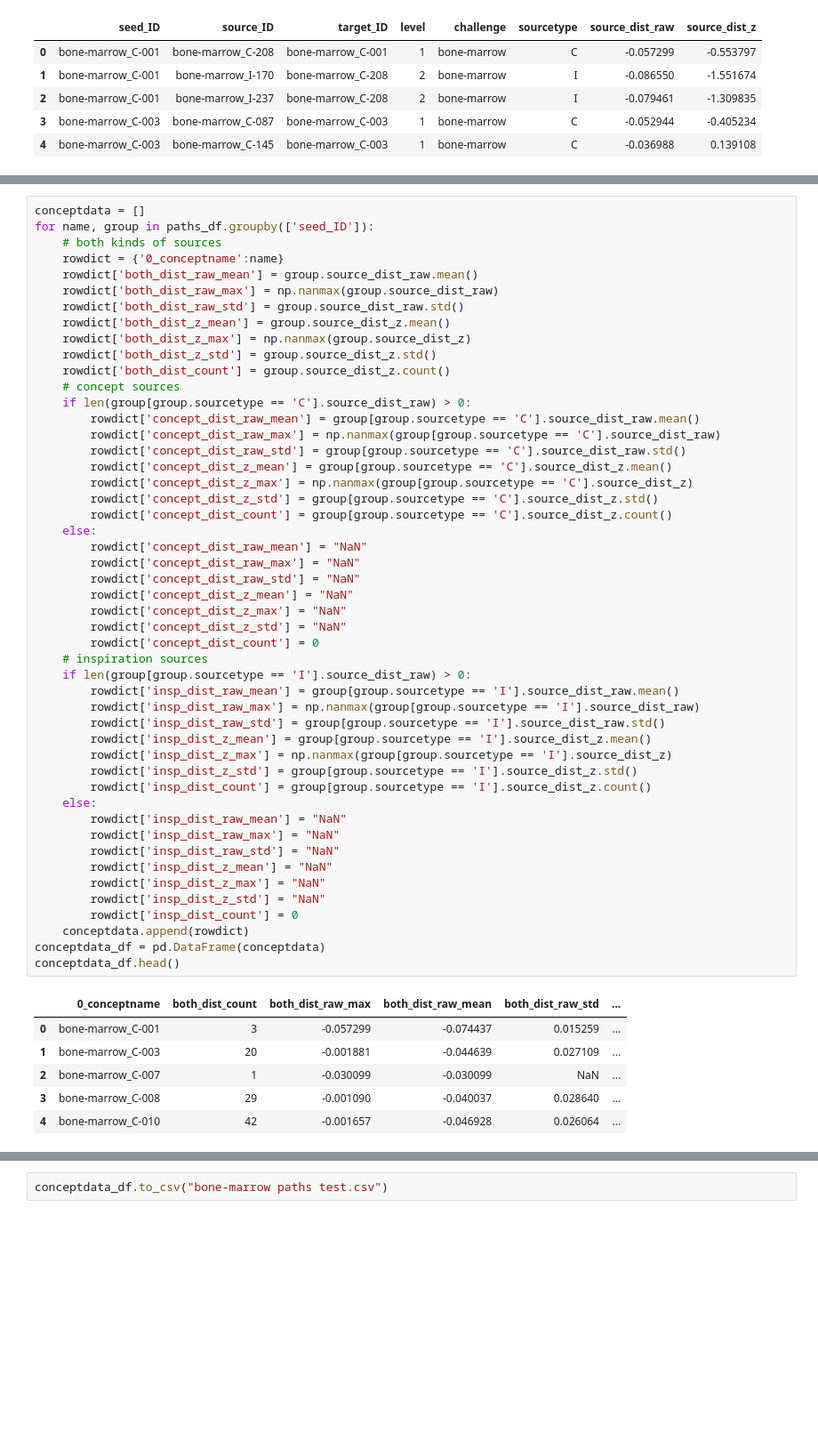
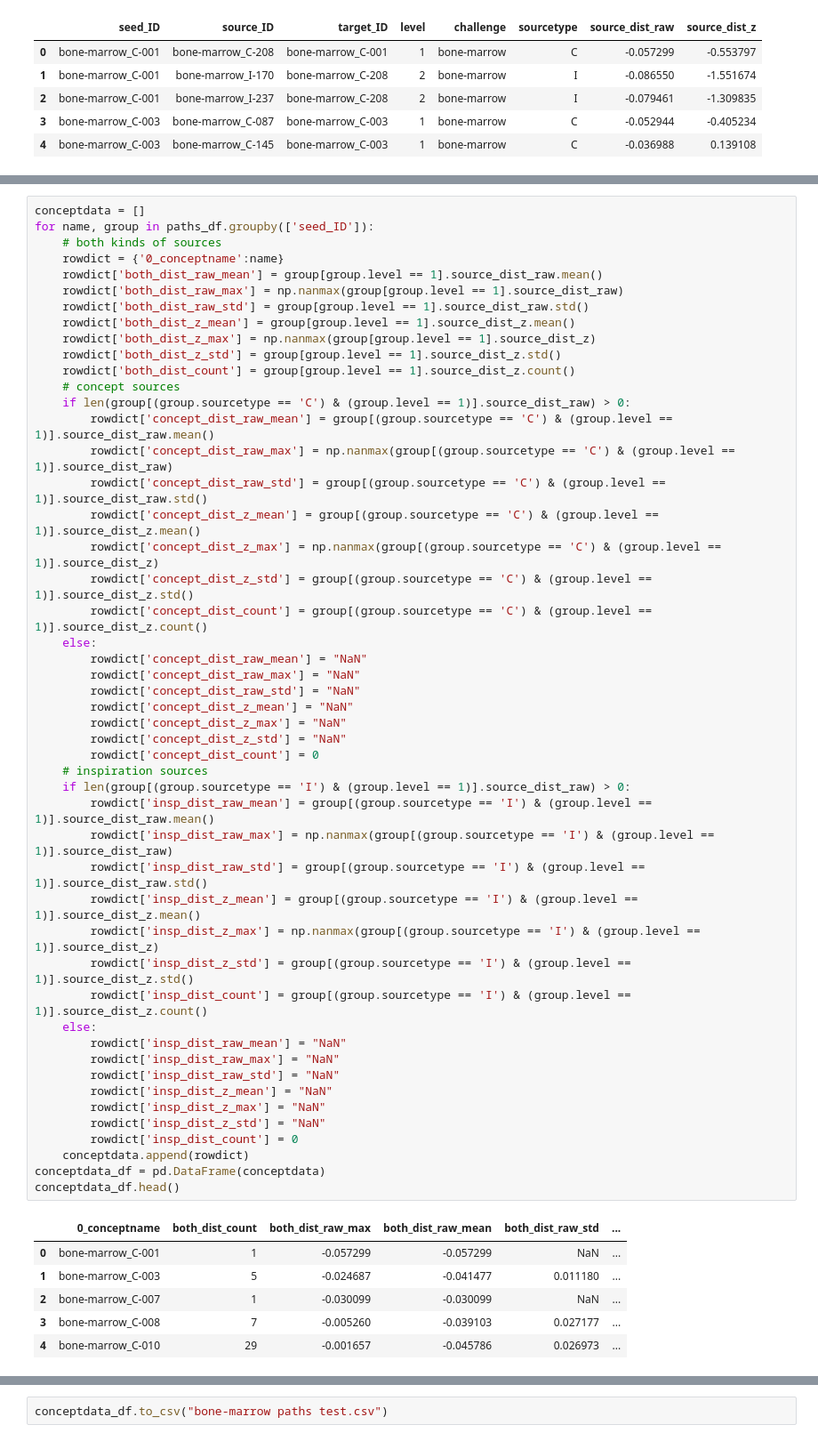
Before and after one commit to joelchan/openideo-data-processing-pipeline, a Jupyter notebook: ipython-notebooks/compute_and_explore_cb-anchored-distances.ipynb, the cells around one changed output, grey strips where cells are left out. Shown at 89% size. Cells and saved outputs as stored; diff of their text form; blank space fills up the shorter version.

Commit message:
fixed bug - now grabs only immediate sources
matches up with hand-computed measures. we're good to go!

```diff
--- a/ipython-notebooks/compute_and_explore_cb-anchored-distances.ipynb
+++ b/ipython-notebooks/compute_and_explore_cb-anchored-distances.ipynb
@@ -321,59 +312,59 @@ Now get all the concept-level measures. This is incomplete at the moment, need t
 # %%
 conceptdata = []
 for name, group in paths_df.groupby(['seed_ID']):
     # both kinds of sources
     rowdict = {'0_conceptname':name}
-    rowdict['both_dist_raw_mean'] = group.source_dist_raw.mean()
-    rowdict['both_dist_raw_max'] = np.nanmax(group.source_dist_raw)
-    rowdict['both_dist_raw_std'] = group.source_dist_raw.std()
-    rowdict['both_dist_z_mean'] = group.source_dist_z.mean()
-    rowdict['both_dist_z_max'] = np.nanmax(group.source_dist_z)
-    rowdict['both_dist_z_std'] = group.source_dist_z.std()
-    rowdict['both_dist_count'] = group.source_dist_z.count()
+    rowdict['both_dist_raw_mean'] = group[group.level == 1].source_dist_raw.mean()
+    rowdict['both_dist_raw_max'] = np.nanmax(group[group.level == 1].source_dist_raw)
+    rowdict['both_dist_raw_std'] = group[group.level == 1].source_dist_raw.std()
+    rowdict['both_dist_z_mean'] = group[group.level == 1].source_dist_z.mean()
+    rowdict['both_dist_z_max'] = np.nanmax(group[group.level == 1].source_dist_z)
+    rowdict['both_dist_z_std'] = group[group.level == 1].source_dist_z.std()
+    rowdict['both_dist_count'] = group[group.level == 1].source_dist_z.count()
     # concept sources
-    if len(group[group.sourcetype == 'C'].source_dist_raw) > 0:
-        rowdict['concept_dist_raw_mean'] = group[group.sourcetype == 'C'].source_dist_raw.mean()
-        rowdict['concept_dist_raw_max'] = np.nanmax(group[group.sourcetype == 'C'].source_dist_raw)
-        rowdict['concept_dist_raw_std'] = group[group.sourcetype == 'C'].source_dist_raw.std()
-        rowdict['concept_dist_z_mean'] = group[group.sourcetype == 'C'].source_dist_z.mean()
-        rowdict['concept_dist_z_max'] = np.nanmax(group[group.sourcetype == 'C'].source_dist_z)
-        rowdict['concept_dist_z_std'] = group[group.sourcetype == 'C'].source_dist_z.std()
-        rowdict['concept_dist_count'] = group[group.sourcetype == 'C'].source_dist_z.count()
+    if len(group[(group.sourcetype == 'C') & (group.level == 1)].source_dist_raw) > 0:
+        rowdict['concept_dist_raw_mean'] = group[(group.sourcetype == 'C') & (group.level == 1)].source_dist_raw.mean()
+        rowdict['concept_dist_raw_max'] = np.nanmax(group[(group.sourcetype == 'C') & (group.level == 1)].source_dist_raw)
+        rowdict['concept_dist_raw_std'] = group[(group.sourcetype == 'C') & (group.level == 1)].source_dist_raw.std()
+        rowdict['concept_dist_z_mean'] = group[(group.sourcetype == 'C') & (group.level == 1)].source_dist_z.mean()
+        rowdict['concept_dist_z_max'] = np.nanmax(group[(group.sourcetype == 'C') & (group.level == 1)].source_dist_z)
+        rowdict['concept_dist_z_std'] = group[(group.sourcetype == 'C') & (group.level == 1)].source_dist_z.std()
+        rowdict['concept_dist_count'] = group[(group.sourcetype == 'C') & (group.level == 1)].source_dist_z.count()
     else:
         rowdict['concept_dist_raw_mean'] = "NaN"
         rowdict['concept_dist_raw_max'] = "NaN"
         rowdict['concept_dist_raw_std'] = "NaN"
         rowdict['concept_dist_z_mean'] = "NaN"
         rowdict['concept_dist_z_max'] = "NaN"
         rowdict['concept_dist_z_std'] = "NaN"
         rowdict['concept_dist_count'] = 0
     # inspiration sources
-    if len(group[group.sourcetype == 'I'].source_dist_raw) > 0:
-        rowdict['insp_dist_raw_mean'] = group[group.sourcetype == 'I'].source_dist_raw.mean()
-        rowdict['insp_dist_raw_max'] = np.nanmax(group[group.sourcetype == 'I'].source_dist_raw)
-        rowdict['insp_dist_raw_std'] = group[group.sourcetype == 'I'].source_dist_raw.std()
-        rowdict['insp_dist_z_mean'] = group[group.sourcetype == 'I'].source_dist_z.mean()
-        rowdict['insp_dist_z_max'] = np.nanmax(group[group.sourcetype == 'I'].source_dist_z)
-        rowdict['insp_dist_z_std'] = group[group.sourcetype == 'I'].source_dist_z.std()
-        rowdict['insp_dist_count'] = group[group.sourcetype == 'I'].source_dist_z.count()
+    if len(group[(group.sourcetype == 'I') & (group.level == 1)].source_dist_raw) > 0:
+        rowdict['insp_dist_raw_mean'] = group[(group.sourcetype == 'I') & (group.level == 1)].source_dist_raw.mean()
+        rowdict['insp_dist_raw_max'] = np.nanmax(group[(group.sourcetype == 'I') & (group.level == 1)].source_dist_raw)
+        rowdict['insp_dist_raw_std'] = group[(group.sourcetype == 'I') & (group.level == 1)].source_dist_raw.std()
+        rowdict['insp_dist_z_mean'] = group[(group.sourcetype == 'I') & (group.level == 1)].source_dist_z.mean()
+        rowdict['insp_dist_z_max'] = np.nanmax(group[(group.sourcetype == 'I') & (group.level == 1)].source_dist_z)
+        rowdict['insp_dist_z_std'] = group[(group.sourcetype == 'I') & (group.level == 1)].source_dist_z.std()
+        rowdict['insp_dist_count'] = group[(group.sourcetype == 'I') & (group.level == 1)].source_dist_z.count()
     else:
         rowdict['insp_dist_raw_mean'] = "NaN"
         rowdict['insp_dist_raw_max'] = "NaN"
         rowdict['insp_dist_raw_std'] = "NaN"
         rowdict['insp_dist_z_mean'] = "NaN"
         rowdict['insp_dist_z_max'] = "NaN"
         rowdict['insp_dist_z_std'] = "NaN"
         rowdict['insp_dist_count'] = 0
     conceptdata.append(rowdict)
 conceptdata_df = pd.DataFrame(conceptdata)
 conceptdata_df.head()
 # %% [output]
 |  | 0_conceptname | both_dist_count | both_dist_raw_max | both_dist_raw_mean | both_dist_raw_std | ... |
-| 0 | bone-marrow_C-001 | 3 | -0.057299 | -0.074437 | 0.015259 | ... |
-| 1 | bone-marrow_C-003 | 20 | -0.001881 | -0.044639 | 0.027109 | ... |
+| 0 | bone-marrow_C-001 | 1 | -0.057299 | -0.057299 | NaN | ... |
+| 1 | bone-marrow_C-003 | 5 | -0.024687 | -0.041477 | 0.011180 | ... |
 | 2 | bone-marrow_C-007 | 1 | -0.030099 | -0.030099 | NaN | ... |
-| 3 | bone-marrow_C-008 | 29 | -0.001090 | -0.040037 | 0.028640 | ... |
-| 4 | bone-marrow_C-010 | 42 | -0.001657 | -0.046928 | 0.026064 | ... |
+| 3 | bone-marrow_C-008 | 7 | -0.005260 | -0.039103 | 0.027177 | ... |
+| 4 | bone-marrow_C-010 | 29 | -0.001657 | -0.045786 | 0.026973 | ... |
 # %%
 conceptdata_df['challenge'] = [n.split('_')[0] for n in conceptdata_df['0_conceptname']]
 conceptdata_df.head()
```
Also changed, not shown: parts of 7 cells of this notebook.
